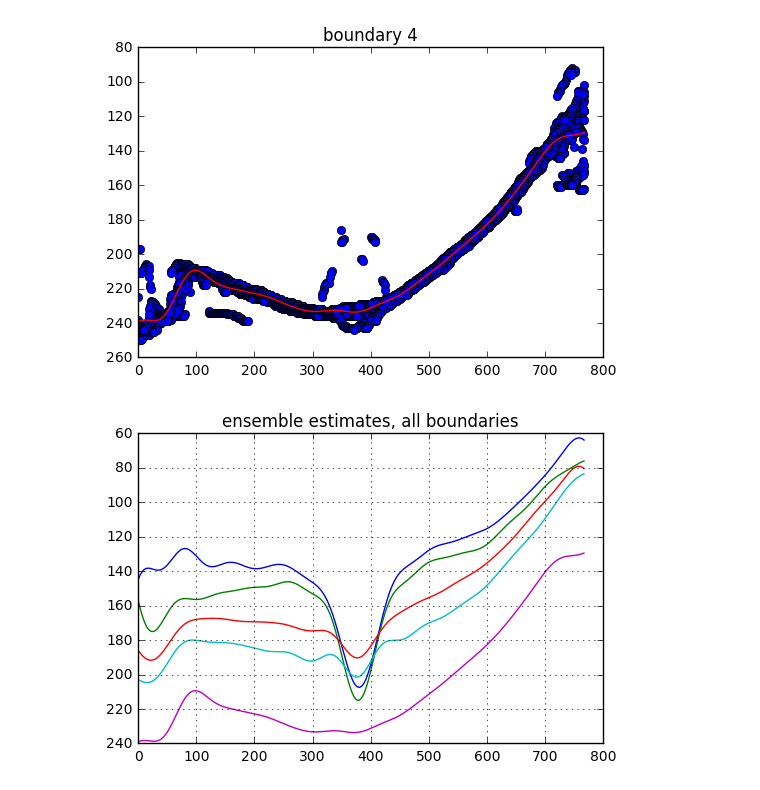
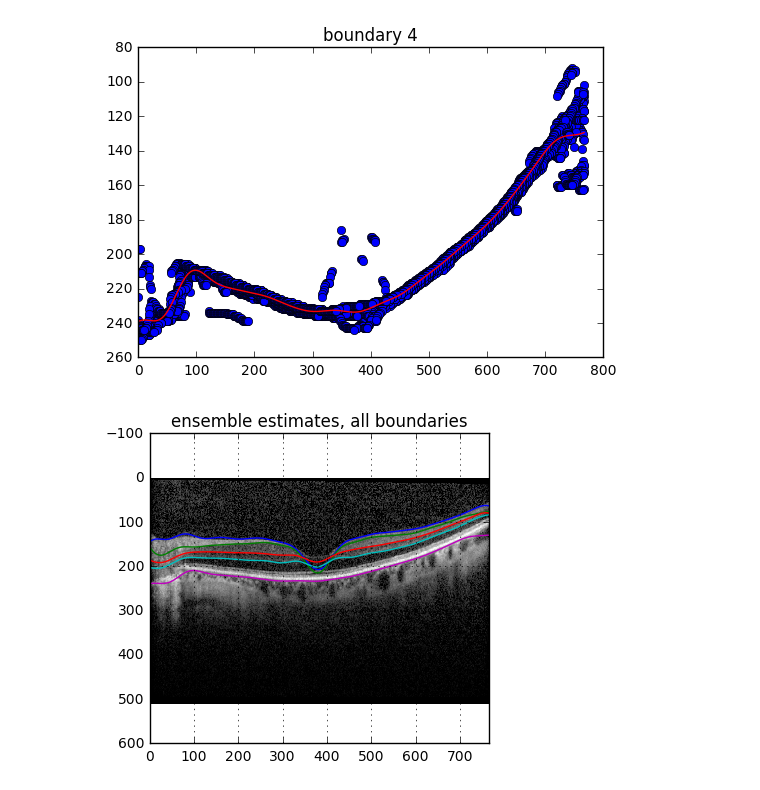
Before and after one commit to mjpekala/bio-segmentation-dense, a Jupyter notebook: Examples/OCT/ensemble.ipynb, the cells around one changed output. Cells and saved outputs as stored; diff of their text form; code cells hidden in the pictures.

Commit message:
updated plots slightly

```diff
--- a/Examples/OCT/ensemble.ipynb
+++ b/Examples/OCT/ensemble.ipynb
@@ -36,7 +36,10 @@ Load sample data generated by Neil.  Dimensions are:
 - 769 columns
 # %%
 f = np.load('Y_ensemble_results.npz')
+print(f.keys())
 
 Y_hat = f['Y_hat_raw_per_model']
+X = f['X']
 print(Y_hat.shape)
+print(X.shape)
 # %% [output]
@@ -121,12 +126,15 @@ runtime for boundary 4: 19.47 sec
 # %%
 # let's look at some aggregate results
 
 plt.figure()
+plt.imshow(np.squeeze(X[img_idx,...]), interpolation='none', cmap='gray')
+
 for ii in range(len(y_hat_all)):
     plt.plot(x_eval, y_hat_all[ii])
-plt.gca().invert_yaxis()
+#plt.gca().invert_yaxis()  # not needed if plotting underlying image
 plt.grid('on')
 plt.title('ensemble estimates, all boundaries')
+plt.xlim([0, np.max(x_eval)])
 plt.show()
 # %% [output]
-[figure, old version]
+[figure, new version]
```
Also changed, not shown: parts of 1 cell of this notebook.
